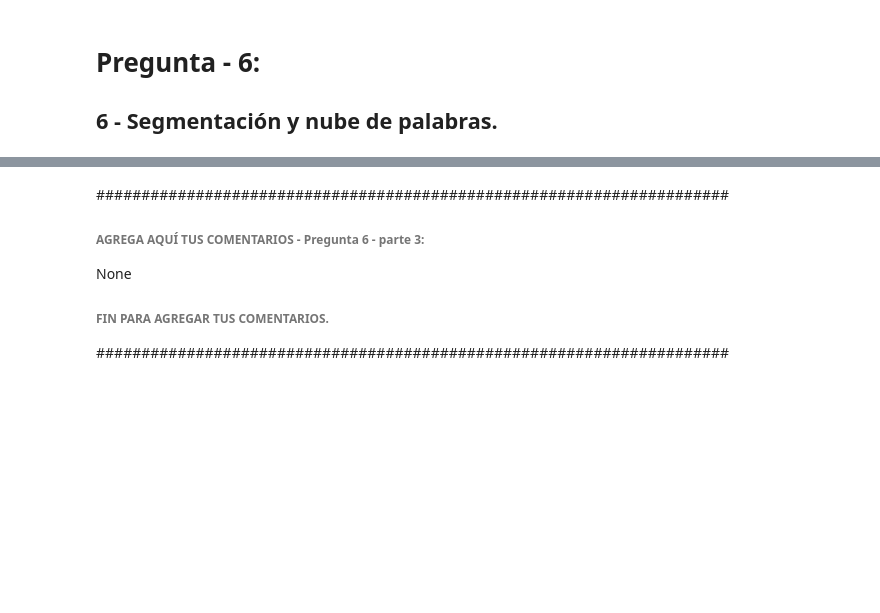
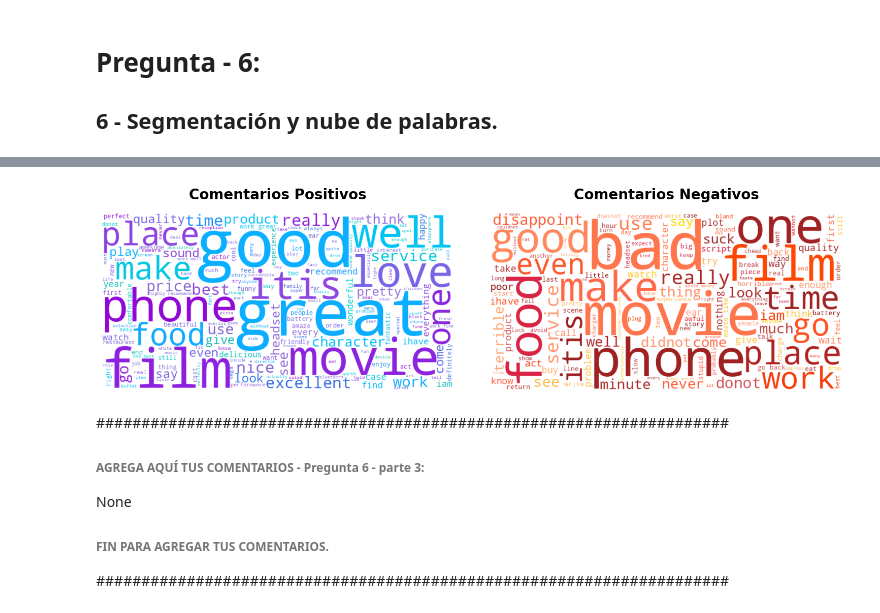
Before and after one commit to jrebull/NLP, a Jupyter notebook: A01795838_MNA_NLP_semanas_03_04_Actividad JR.ipynb, the cells around one changed output, grey strips where cells are left out. Cells and saved outputs as stored; diff of their text form; code cells hidden in the pictures; blank space fills up the shorter version.

```diff
--- a/A01795838_MNA_NLP_semanas_03_04_Actividad JR.ipynb
+++ b/A01795838_MNA_NLP_semanas_03_04_Actividad JR.ipynb
@@ -1330,3 +1369,67 @@ None
+# %%
+##############################################################################
+# AGREGA AQUÍ TUS LÍNEAS DE CÓDIGO - Pregunta 6 - parte 2:
+
+# ——————————————————————————
+# 6.2 Generación de Nubes de Palabras
+# ——————————————————————————
+
+# Configuración del tamaño de la figura
+fig, (ax1, ax2) = plt.subplots(1, 2, figsize=(16, 8))
+
+# Colores para la nube de palabras positivas - gama de violetas y púrpuras a turquesas
+colores_positivos = ["#9400D3", "#8A2BE2", "#9370DB", "#6A5ACD", "#7B68EE", "#4169E1", "#1E90FF", "#00BFFF", "#00CED1", "#20B2AA"]
+mapa_colores_positivos = mcolors.LinearSegmentedColormap.from_list("colores_positivos", colores_positivos)
+
+# Colores para la nube de palabras negativas - gama de rojos a dorados
+colores_negativos = ["#8B0000", "#A52A2A", "#B22222", "#CD5C5C", "#DC143C", "#FF4500", "#FF6347", "#FF7F50", "#FFA07A", "#FFD700"]
+mapa_colores_negativos = mcolors.LinearSegmentedColormap.from_list("colores_negativos", colores_negativos)
+
+# Nube de palabras de comentarios positivos
+nube_positiva = WordCloud(
+    width=800,
+    height=400,
+    background_color='white',
+    colormap=mapa_colores_positivos,
+    max_words=200,
+    min_font_size=10,
+    max_font_size=150,
+    random_state=42,
+    contour_width=1.5,
+    contour_color='indigo',
+    stopwords=STOPWORDS
+).generate(pt)
+
+ax1.imshow(nube_positiva, interpolation='bilinear')
+ax1.axis("off")
+ax1.set_title('Comentarios Positivos', fontsize=20, fontweight='bold', pad=20)
+
+# Nube de palabras de comentarios negativos
+nube_negativa = WordCloud(
+    width=800,
+    height=400,
+    background_color='white',
+    colormap=mapa_colores_negativos,
+    max_words=200,
+    min_font_size=10,
+    max_font_size=150,
+    random_state=42,
+    contour_width=1.5,
+    contour_color='darkgoldenrod',
+    stopwords=STOPWORDS
+).generate(nt)
+
+ax2.imshow(nube_negativa, interpolation='bilinear')
+ax2.axis("off")
+ax2.set_title('Comentarios Negativos', fontsize=20, fontweight='bold', pad=20)
+
+# Ajustar el espaciado entre subplots
+plt.tight_layout(pad=5)
+plt.show()
+# FIN PARA AGREGAR TUS LÍNEAS DE CÓDIGO.
+##############################################################################
+# %% [output]
+[figure, added]
 # %% [markdown]
 ######################################################################
 ###### **AGREGA AQUÍ TUS COMENTARIOS - Pregunta 6 - parte 3:**
```
Also changed, not shown: parts of 6 cells of this notebook.
